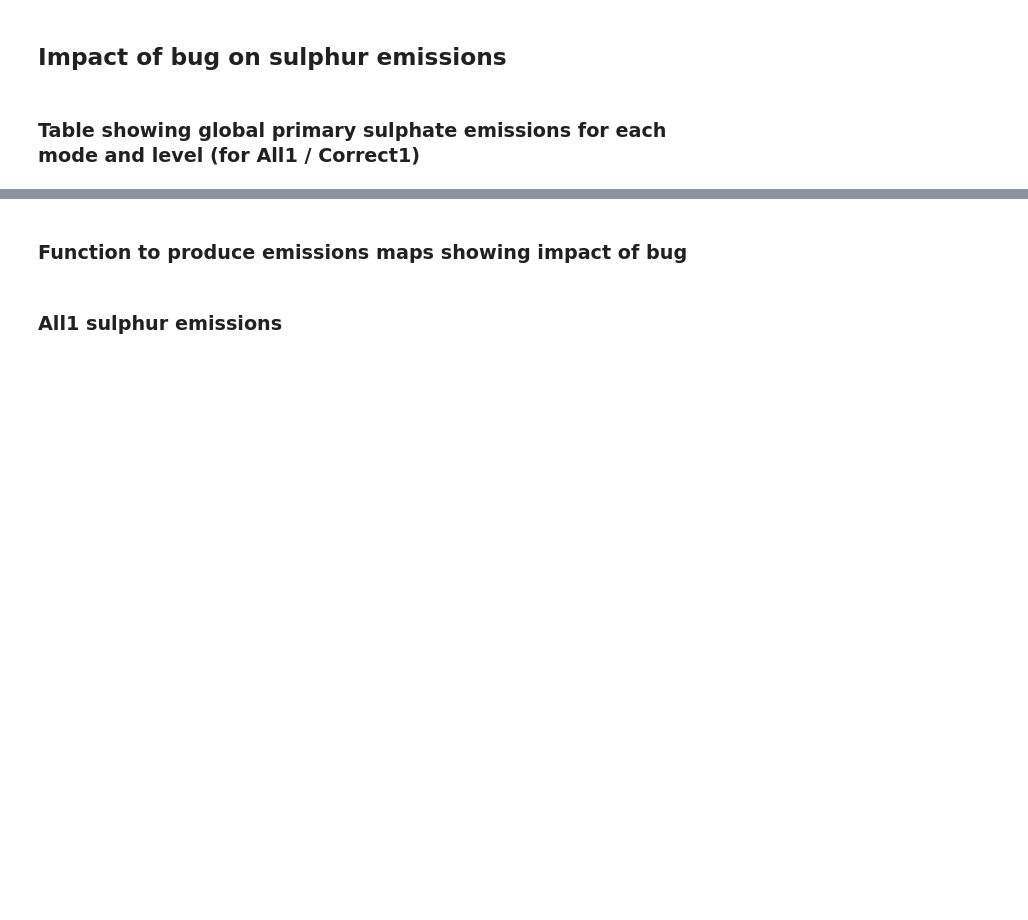
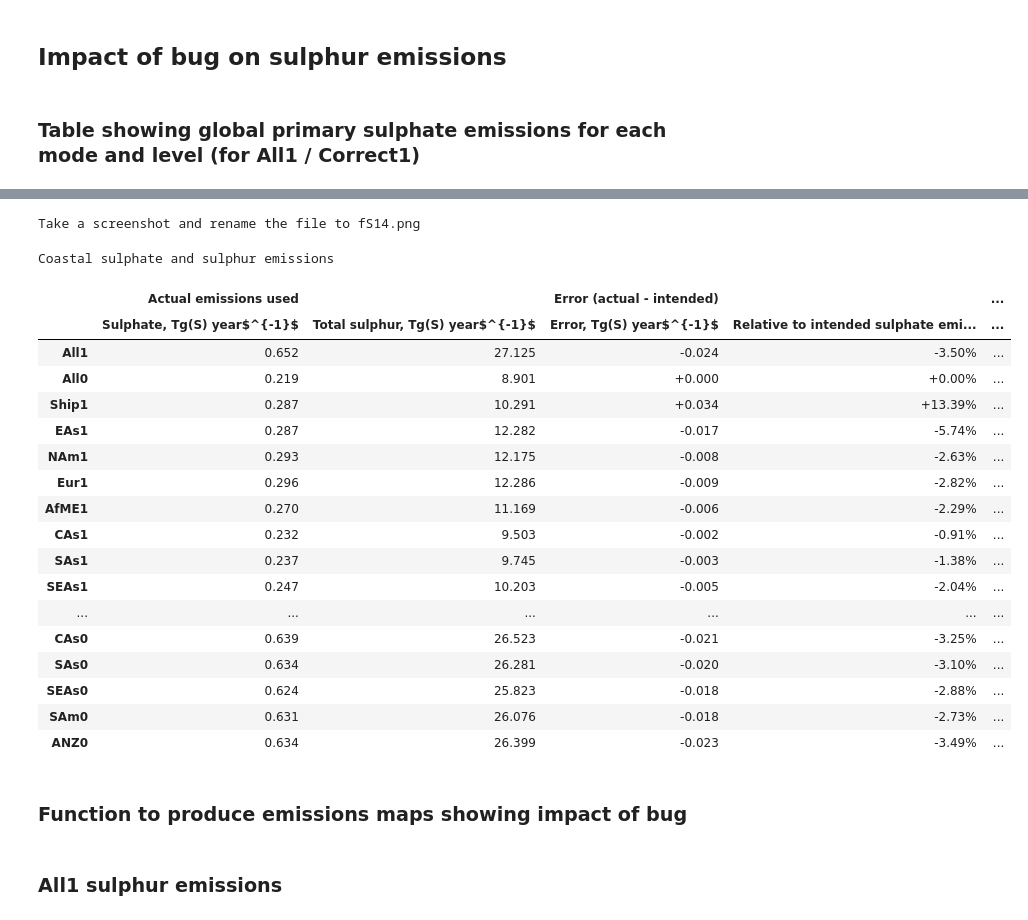
Before and after one commit to grandey/draft2017a-region-rfp, a Jupyter notebook: emissions_bug_draft2017a.ipynb, the cells around one changed output, grey strips where cells are left out. Saved outputs shown, nothing was run; the diff lists cells and outputs as text; code cells hidden in the pictures; blank space fills up the shorter version.

```diff
--- a/emissions_bug_draft2017a.ipynb
+++ b/emissions_bug_draft2017a.ipynb
@@ -274,3 +386,29 @@ Take a screenshot and rename the file to fS11.png
+# %%
+# Display the coastal table
+print('Take a screenshot and rename the file to fS{:02}.png'.format(supp_figure_counter))
+supp_figure_counter += 1
+styler_dict['coastal']
+# %% [output]
+Take a screenshot and rename the file to fS14.png
+Coastal sulphate and sulphur emissions
+|  | Actual emissions used |  | Error (actual - intended) |  | ... |
+|  | Sulphate, Tg(S) year$^{-1}$ | Total sulphur, Tg(S) year$^{-1}$ | Error, Tg(S) year$^{-1}$ | Relative to intended sulphate emi... | ... |
+| All1 | 0.652 | 27.125 | -0.024 | -3.50% | ... |
+| All0 | 0.219 | 8.901 | +0.000 | +0.00% | ... |
+| Ship1 | 0.287 | 10.291 | +0.034 | +13.39% | ... |
+| EAs1 | 0.287 | 12.282 | -0.017 | -5.74% | ... |
+| NAm1 | 0.293 | 12.175 | -0.008 | -2.63% | ... |
+| Eur1 | 0.296 | 12.286 | -0.009 | -2.82% | ... |
+| AfME1 | 0.270 | 11.169 | -0.006 | -2.29% | ... |
+| CAs1 | 0.232 | 9.503 | -0.002 | -0.91% | ... |
+| SAs1 | 0.237 | 9.745 | -0.003 | -1.38% | ... |
+| SEAs1 | 0.247 | 10.203 | -0.005 | -2.04% | ... |
+| ... | ... | ... | ... | ... | ... |
+| CAs0 | 0.639 | 26.523 | -0.021 | -3.25% | ... |
+| SAs0 | 0.634 | 26.281 | -0.020 | -3.10% | ... |
+| SEAs0 | 0.624 | 25.823 | -0.018 | -2.88% | ... |
+| SAm0 | 0.631 | 26.076 | -0.018 | -2.73% | ... |
+| ANZ0 | 0.634 | 26.399 | -0.023 | -3.49% | ... |
 # %% [markdown]
 ### Function to produce emissions maps showing impact of bug
 # %%
```
Also changed, not shown: parts of 21 cells of this notebook, 2 other files.
